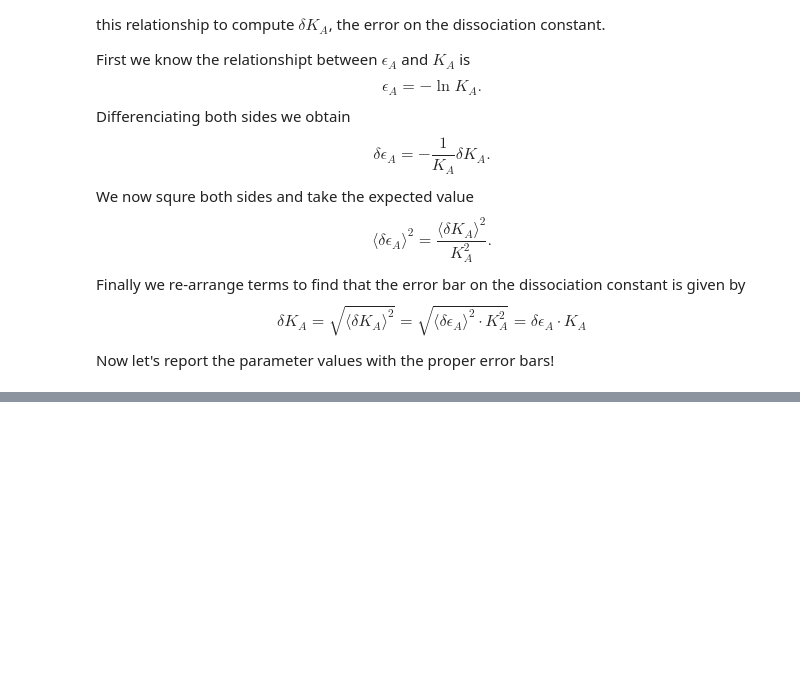
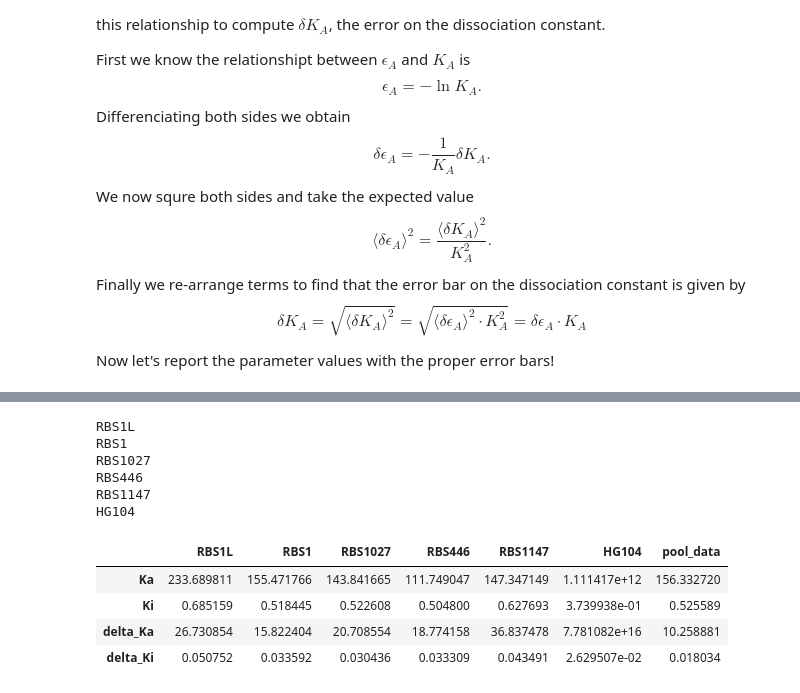
Before and after one commit to RPGroup-PBoC/mwc_induction, a Jupyter notebook: code/analysis/non_linear_regression.ipynb, the cells around one changed output, grey strips where cells are left out. Saved outputs shown, nothing was run; the diff lists cells and outputs as text; code cells hidden in the pictures; blank space fills up the shorter version.

```diff
--- a/code/analysis/non_linear_regression.ipynb
+++ b/code/analysis/non_linear_regression.ipynb
@@ -455,0 +650,34 @@ plt.tight_layout()
+# %%
+df_new= pd.concat([df_05, df_07], axis=0)
+# Now we remove the autofluorescence and delta values
+df_new= df_new[(df_new.rbs != 'auto') & (df_new.rbs != 'delta')]
+# initialize a data frame to save the regression parameters
+param_df_new = pd.DataFrame()
+# loop through the RBS performing the regression on each strain
+for i, rbs in enumerate(df_new.rbs.unique()):
+    print(rbs)
+    param =  pd.Series(non_lin_reg_mwc(df_new[df_new.rbs==rbs], p0=[1, 7],
+                                       diss_const=True),
+                       index=['Ka', 'delta_Ka', 'Ki', 'delta_Ki'])
+    param_df_new = pd.concat([param_df_new, param], axis=1)
+# rename the columns by the rbs name
+param_df_new.columns = df_new.rbs.unique()
+
+# add the regression on all the pool data
+param_df_new['pool_data'] = pd.Series(non_lin_reg_mwc(df_new, p0=[1, 7],
+                                       diss_const=True),
+                       index=['Ka', 'delta_Ka', 'Ki', 'delta_Ki'])
+
+param_df_new
+# %% [output]
+RBS1L
+RBS1
+RBS1027
+RBS446
+RBS1147
+HG104
+|  | RBS1L | RBS1 | RBS1027 | RBS446 | RBS1147 | HG104 | pool_data |
+| Ka | 233.689811 | 155.471766 | 143.841665 | 111.749047 | 147.347149 | 1.111417e+12 | 156.332720 |
+| Ki | 0.685159 | 0.518445 | 0.522608 | 0.504800 | 0.627693 | 3.739938e-01 | 0.525589 |
+| delta_Ka | 26.730854 | 15.822404 | 20.708554 | 18.774158 | 36.837478 | 7.781082e+16 | 10.258881 |
+| delta_Ki | 0.050752 | 0.033592 | 0.030436 | 0.033309 | 0.043491 | 2.629507e-02 | 0.018034 |
```
Also changed, not shown: parts of 27 cells of this notebook, 3 other files.
